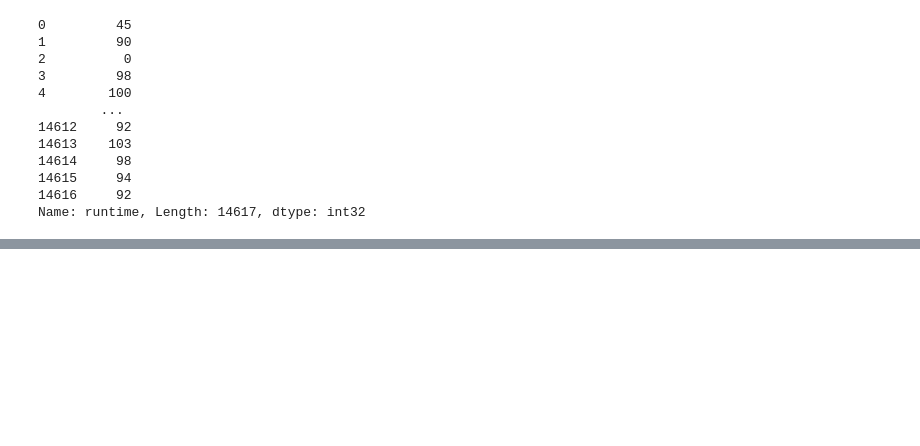
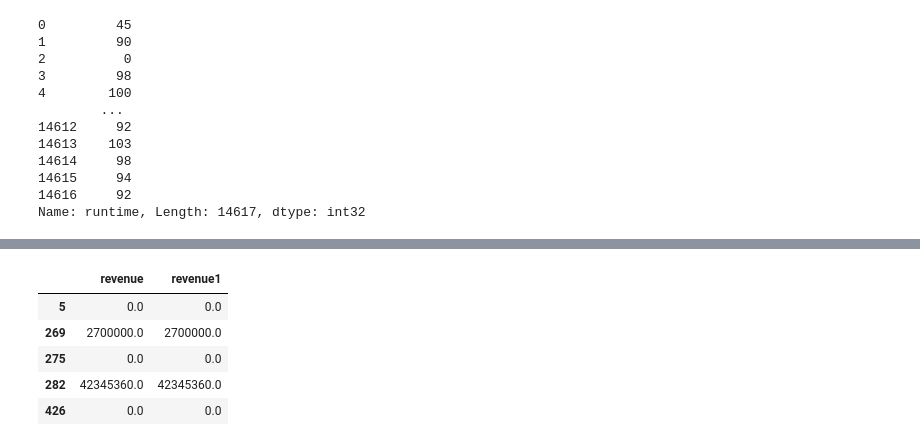
Before and after one commit to elleniayele/project-3-part-4, a Jupyter notebook: project3 part 2 (1) (2).ipynb, the cells around one changed output, grey strips where cells are left out. Saved outputs shown, nothing was run; the diff lists cells and outputs as text; code cells hidden in the pictures; blank space fills up the shorter version.

```diff
--- a/project3 part 2 (1) (2).ipynb
+++ b/project3 part 2 (1) (2).ipynb
@@ -528,0 +545,9 @@ df_runtime1_revenue=[[df_runtime1['revenue']]]
+# %%
+df_runtime1_revenue.head()
+# %% [output]
+|  | revenue | revenue1 |
+| 5 | 0.0 | 0.0 |
+| 269 | 2700000.0 | 2700000.0 |
+| 275 | 0.0 | 0.0 |
+| 282 | 42345360.0 | 42345360.0 |
+| 426 | 0.0 | 0.0 |
```
Also changed, not shown: parts of 11 cells of this notebook.
